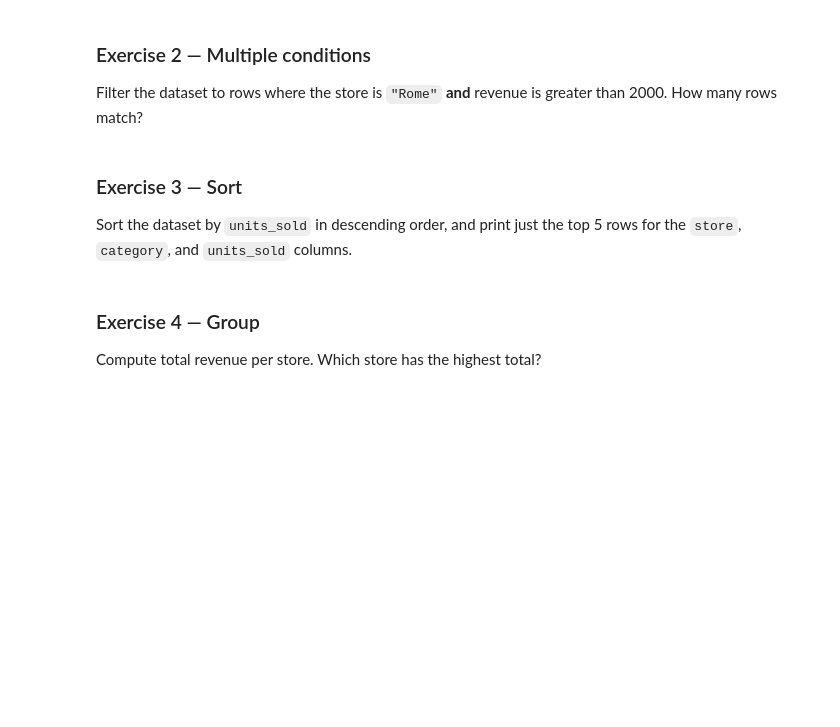
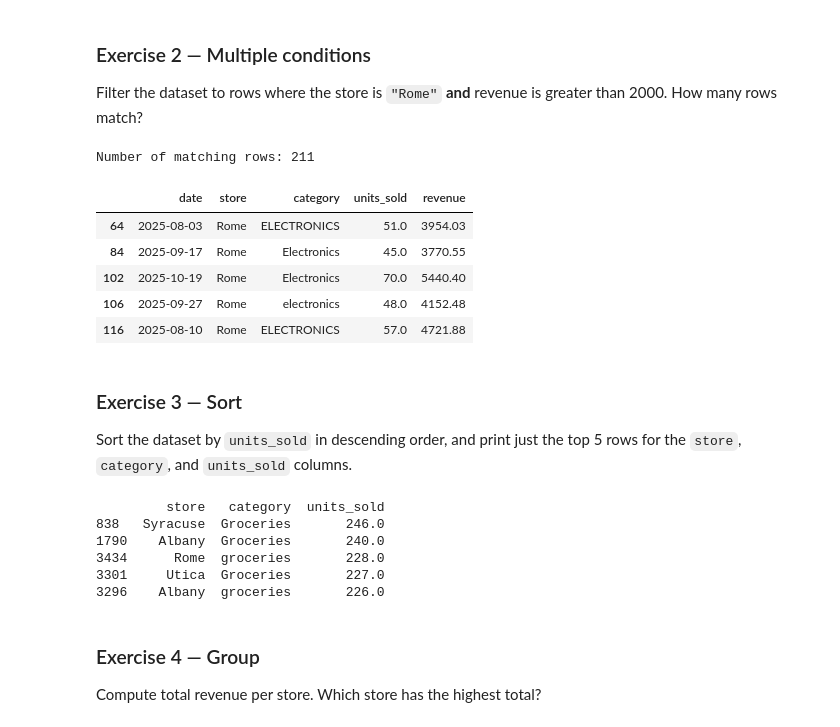
Before and after one commit to NicolasVA90/DSA_504_excercise, a Jupyter notebook: DSA504_Class5_Select_Filter_Sort_Group_upload.ipynb, the cells around one changed output. Cells and saved outputs as stored; diff of their text form; code cells hidden in the pictures; blank space fills up the shorter version.

```diff
--- a/DSA504_Class5_Select_Filter_Sort_Group_upload.ipynb
+++ b/DSA504_Class5_Select_Filter_Sort_Group_upload.ipynb
@@ -171,11 +335,38 @@ Select just the `store`, `date`, and `units_sold` columns, then filter that resu
 Filter the dataset to rows where the store is `"Rome"` **and** revenue is greater than 2000. How many rows match?
 # %%
 # Exercise 2 — your code here
+# Enclose each condition in parentheses () and combine with &
+rome_high_rev = sales[(sales["store"] == "Rome") & (sales["revenue"] > 2000)]
+
+# Count matching rows
+num_rows = len(rome_high_rev)
+
+print(f"Number of matching rows: {num_rows}")
+rome_high_rev.head()
+# %% [output]
+Number of matching rows: 211
+|  | date | store | category | units_sold | revenue |
+| 64 | 2025-08-03 | Rome | ELECTRONICS | 51.0 | 3954.03 |
+| 84 | 2025-09-17 | Rome | Electronics | 45.0 | 3770.55 |
+| 102 | 2025-10-19 | Rome | Electronics | 70.0 | 5440.40 |
+| 106 | 2025-09-27 | Rome | electronics | 48.0 | 4152.48 |
+| 116 | 2025-08-10 | Rome | ELECTRONICS | 57.0 | 4721.88 |
 # %% [markdown]
 ### Exercise 3 — Sort
 Sort the dataset by `units_sold` in descending order, and print just the top 5 rows for the `store`, `category`, and `units_sold` columns.
 # %%
 # Exercise 3 — your code here
+# Sort descending by units_sold, then select the specific columns and take top 5
+top_units = sales.sort_values("units_sold", ascending=False)[["store", "category", "units_sold"]].head(5)
+
+print(top_units)
+# %% [output]
+         store   category  units_sold
+838   Syracuse  Groceries       246.0
+1790    Albany  Groceries       240.0
+3434      Rome  groceries       228.0
+3301     Utica  Groceries       227.0
+3296    Albany  groceries       226.0
 # %% [markdown]
 ### Exercise 4 — Group
 Compute total revenue per store. Which store has the highest total?
```
Also changed, not shown: parts of 22 cells of this notebook.
